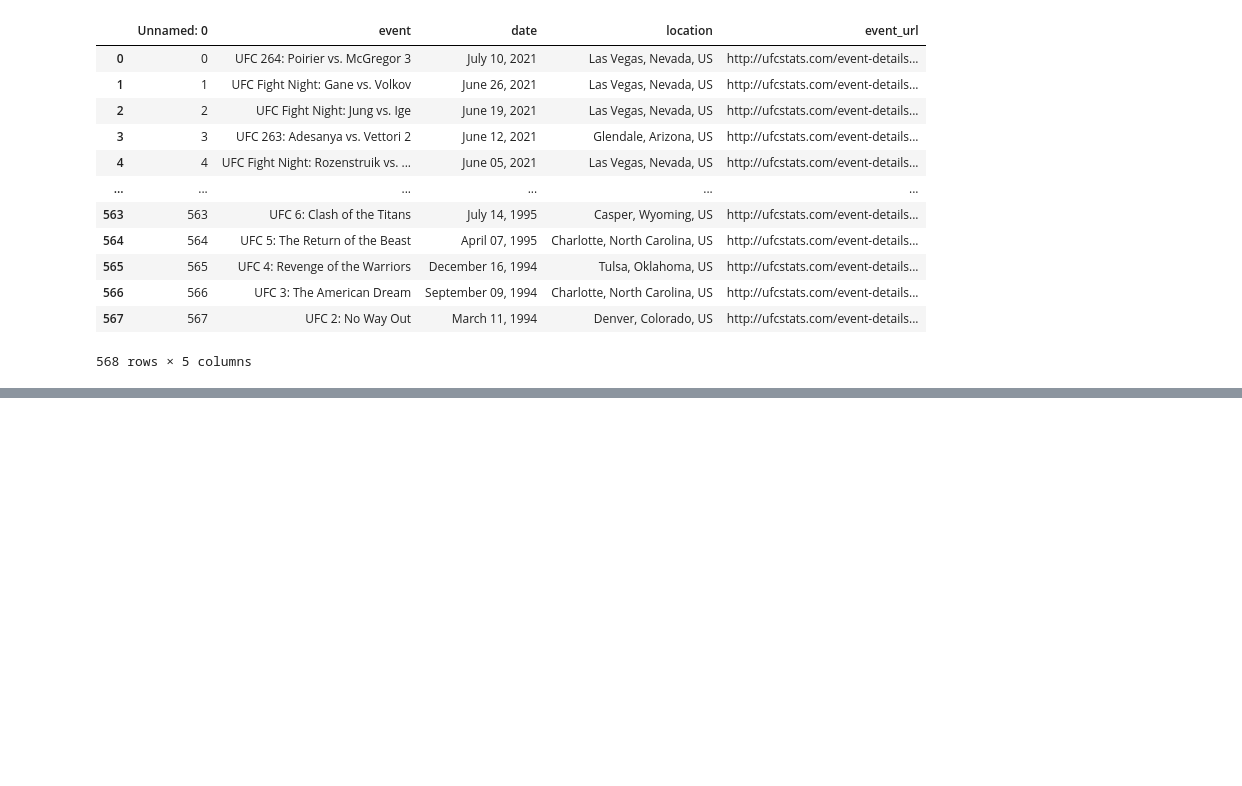
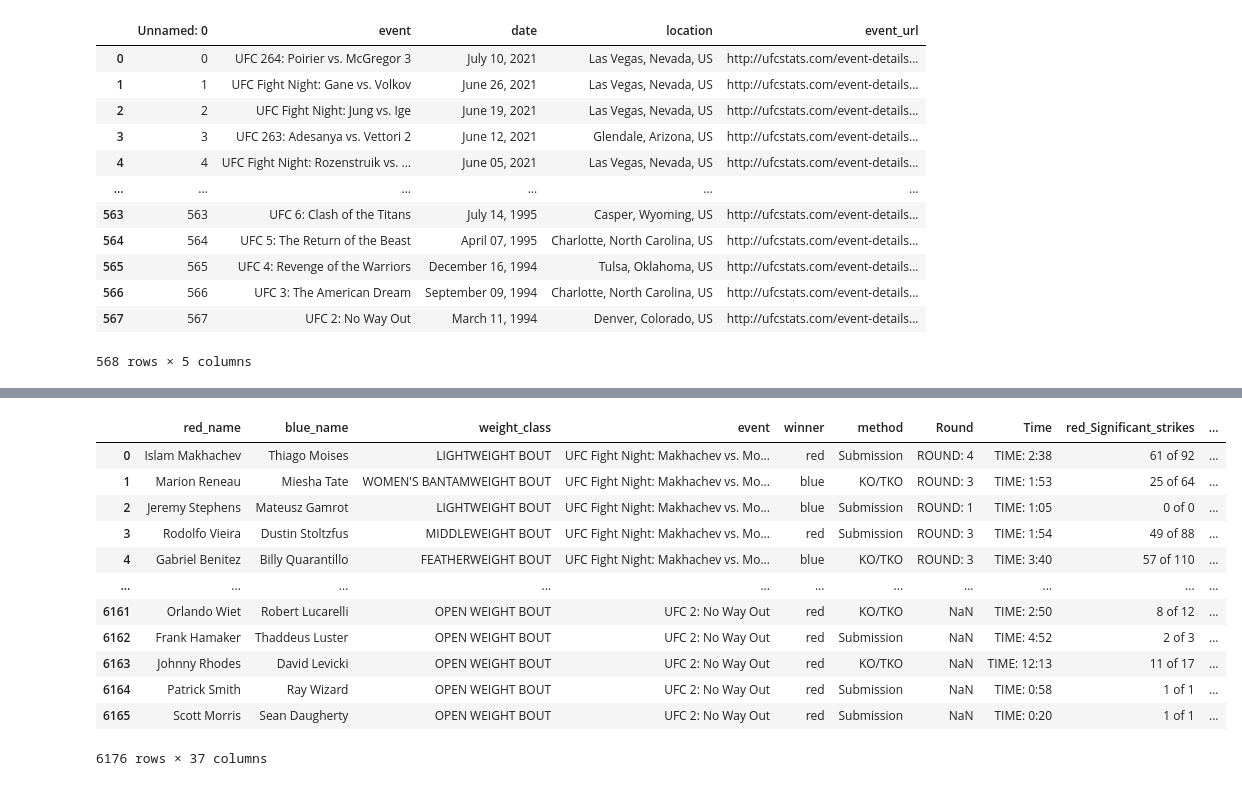
Before and after one commit to a925sw/ufc_stats, a Jupyter notebook: scrapers/updater.ipynb, the cells around one changed output, grey strips where cells are left out. Cells and saved outputs as stored; diff of their text form; code cells hidden in the pictures; blank space fills up the shorter version.

```diff
--- a/scrapers/updater.ipynb
+++ b/scrapers/updater.ipynb
@@ -99,0 +325,3 @@ new_event_urls
+# %%
+new_fights_df = pd.DataFrame(full_fight_data)
+new_fights_df
@@ -99,0 +357,18 @@ new_event_urls
+# %%
+fight_frames = [new_fights_df, all_fights_df]
+rolling_fights_df = pd.concat(fight_frames)
+rolling_fights_df
+# %% [output]
+|  | red_name | blue_name | weight_class | event | winner | method | Round | Time | red_Significant_strikes | ... |
+| 0 | Islam Makhachev | Thiago Moises | LIGHTWEIGHT BOUT | UFC Fight Night: Makhachev vs. Mo... | red | Submission | ROUND: 4 | TIME: 2:38 | 61 of 92 | ... |
+| 1 | Marion Reneau | Miesha Tate | WOMEN'S BANTAMWEIGHT BOUT | UFC Fight Night: Makhachev vs. Mo... | blue | KO/TKO | ROUND: 3 | TIME: 1:53 | 25 of 64 | ... |
+| 2 | Jeremy Stephens | Mateusz Gamrot | LIGHTWEIGHT BOUT | UFC Fight Night: Makhachev vs. Mo... | blue | Submission | ROUND: 1 | TIME: 1:05 | 0 of 0 | ... |
+| 3 | Rodolfo Vieira | Dustin Stoltzfus | MIDDLEWEIGHT BOUT | UFC Fight Night: Makhachev vs. Mo... | red | Submission | ROUND: 3 | TIME: 1:54 | 49 of 88 | ... |
+| 4 | Gabriel Benitez | Billy Quarantillo | FEATHERWEIGHT BOUT | UFC Fight Night: Makhachev vs. Mo... | blue | KO/TKO | ROUND: 3 | TIME: 3:40 | 57 of 110 | ... |
+| ... | ... | ... | ... | ... | ... | ... | ... | ... | ... | ... |
+| 6161 | Orlando Wiet | Robert Lucarelli | OPEN WEIGHT BOUT | UFC 2: No Way Out | red | KO/TKO | NaN | TIME: 2:50 | 8 of 12 | ... |
+| 6162 | Frank Hamaker | Thaddeus Luster | OPEN WEIGHT BOUT | UFC 2: No Way Out | red | Submission | NaN | TIME: 4:52 | 2 of 3 | ... |
+| 6163 | Johnny Rhodes | David Levicki | OPEN WEIGHT BOUT | UFC 2: No Way Out | red | KO/TKO | NaN | TIME: 12:13 | 11 of 17 | ... |
+| 6164 | Patrick Smith | Ray Wizard | OPEN WEIGHT BOUT | UFC 2: No Way Out | red | Submission | NaN | TIME: 0:58 | 1 of 1 | ... |
+| 6165 | Scott Morris | Sean Daugherty | OPEN WEIGHT BOUT | UFC 2: No Way Out | red | Submission | NaN | TIME: 0:20 | 1 of 1 | ... |
+6176 rows × 37 columns
```
Also changed, not shown: parts of 26 cells of this notebook, 5 other files.
